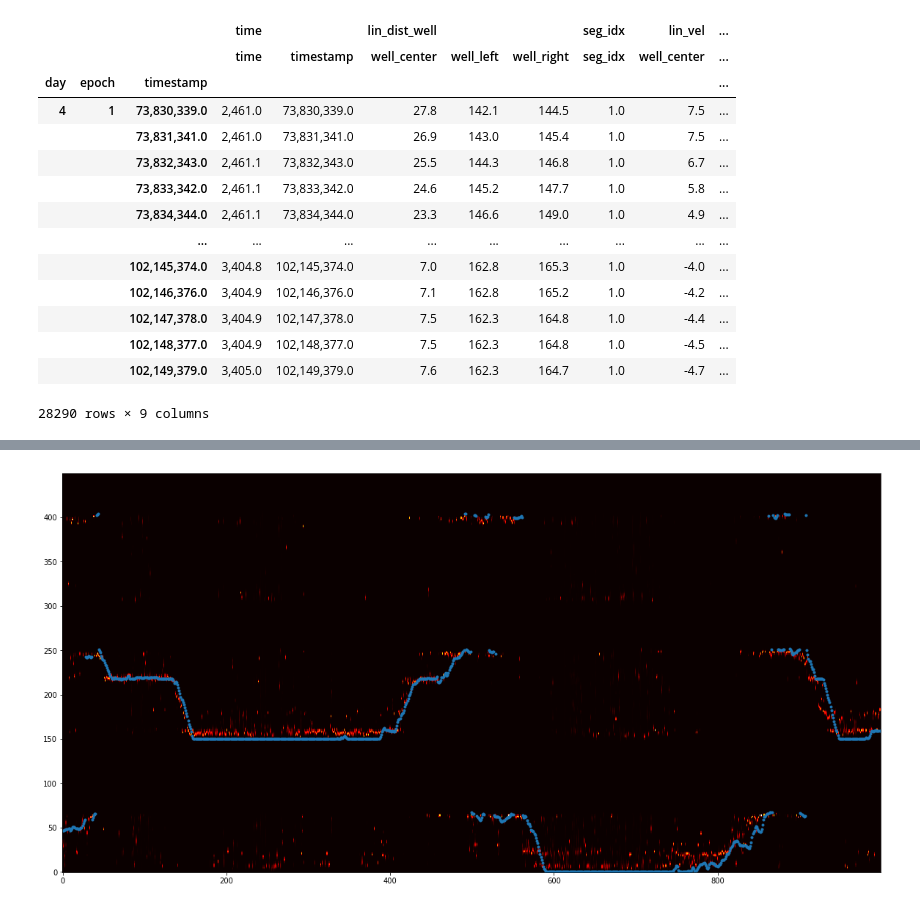
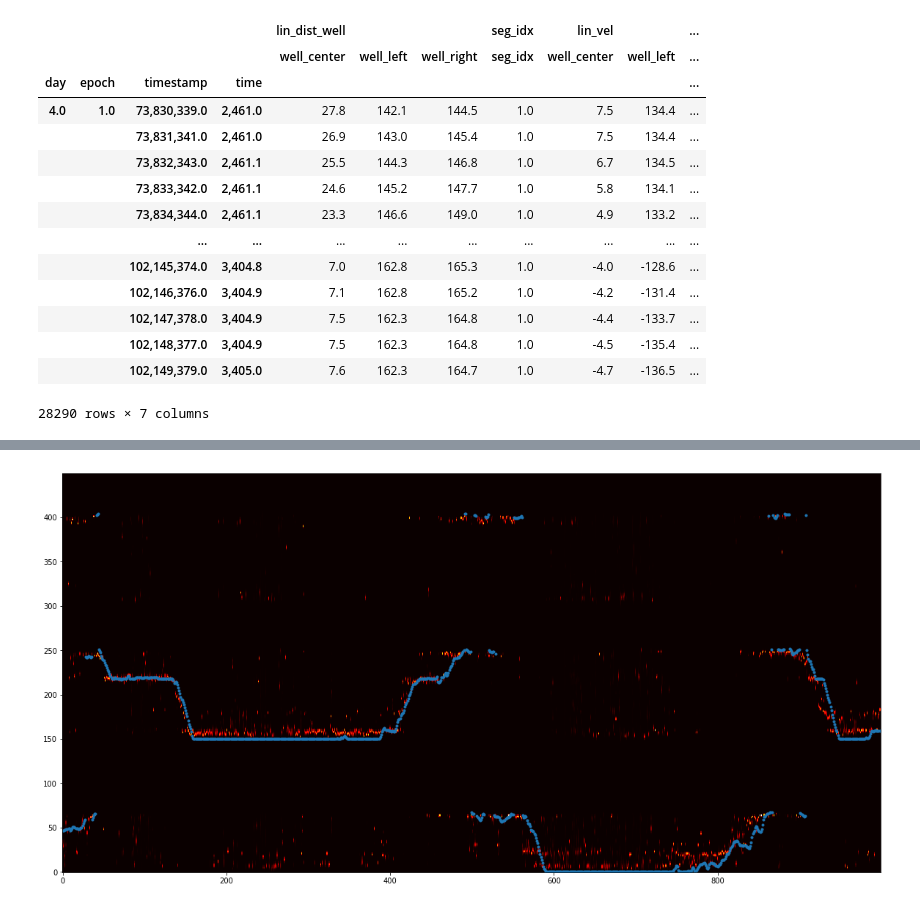
Before and after one commit to daliu87/spykshrk_realtime, a Jupyter notebook: jupyter-notebooks/decoding/examples/example_data_container_transformations.ipynb, the cells around one changed output, grey strips where cells are left out. Cells and saved outputs as stored; diff of their text form; code cells hidden in the pictures.

```diff
--- a/jupyter-notebooks/decoding/examples/example_data_container_transformations.ipynb
+++ b/jupyter-notebooks/decoding/examples/example_data_container_transformations.ipynb
@@ -10,7 +10,7 @@ from spykshrk.realtime.simulator import nspike_data
 
 from spykshrk.franklab.pp_decoder.pp_clusterless import OfflinePPDecoder
 from spykshrk.franklab.pp_decoder.data_containers import EncodeSettings, DecodeSettings, SpikeObservation, \
-                                                         LinearPositionContainer
+                                                         LinearPosition, StimLockout, Posteriors
 
 %load_ext Cython
 
@@ -19,6 +19,7 @@ from spykshrk.franklab.pp_decoder.data_containers import EncodeSettings, DecodeS
 #pd.set_option('float_format', '{:,.2f}'.format)
 pd.set_option('display.precision', 4)
 pd.set_option('display.max_rows', 10)
+pd.set_option('display.max_columns', 15)
 #pd.set_option('display.width', 180)
 
 idx = pd.IndexSlice
@@ -40,10 +41,10 @@ decode_settings = DecodeSettings(config)
 store = pd.HDFStore(hdf_file, mode='r')
 
 # Encapsulate Spike Observation panda table in container
-observ_obj = SpikeObservation(store['rec_3'])
+observ_obj = SpikeObservation.create_from_realtime(store['rec_3'])
 
 # Grab stimulation lockout times
-stim_lockout = store['rec_11']
+stim_lockout = StimLockout.create_from_realtime(store['rec_11'])
 
 # Grab animal linearized real position
 nspike_anim = nspike_data.AnimalInfo(**config['simulator']['nspike_animal_info'])
@@ -51,26 +52,26 @@ pos = nspike_data.PosMatDataStream(nspike_anim)
 pos_data = pos.data
 
 # Encapsulate linear position
-lin_obj = LinearPositionContainer(pos_data, encode_settings)
+lin_obj = LinearPosition.create_from_nspike_posmat(pos_data, encode_settings)
 # %%
 # Linearized position data, example of MultiIndexing pandas table
-lin_obj.pos_data
+lin_obj
 # %% [output]
-|  |  |  | time |  | lin_dist_well |  |  | seg_idx | lin_vel | ... |
-|  |  |  | time | timestamp | well_center | well_left | well_right | seg_idx | well_center | ... |
-| day | epoch | timestamp |  |  |  |  |  |  |  | ... |
-| 4 | 1 | 73,830,339.0 | 2,461.0 | 73,830,339.0 | 27.8 | 142.1 | 144.5 | 1.0 | 7.5 | ... |
-|  |  | 73,831,341.0 | 2,461.0 | 73,831,341.0 | 26.9 | 143.0 | 145.4 | 1.0 | 7.5 | ... |
-|  |  | 73,832,343.0 | 2,461.1 | 73,832,343.0 | 25.5 | 144.3 | 146.8 | 1.0 | 6.7 | ... |
-|  |  | 73,833,342.0 | 2,461.1 | 73,833,342.0 | 24.6 | 145.2 | 147.7 | 1.0 | 5.8 | ... |
-|  |  | 73,834,344.0 | 2,461.1 | 73,834,344.0 | 23.3 | 146.6 | 149.0 | 1.0 | 4.9 | ... |
+|  |  |  |  | lin_dist_well |  |  | seg_idx | lin_vel |  | ... |
+|  |  |  |  | well_center | well_left | well_right | seg_idx | well_center | well_left | ... |
+| day | epoch | timestamp | time |  |  |  |  |  |  | ... |
+| 4.0 | 1.0 | 73,830,339.0 | 2,461.0 | 27.8 | 142.1 | 144.5 | 1.0 | 7.5 | 134.4 | ... |
+|  |  | 73,831,341.0 | 2,461.0 | 26.9 | 143.0 | 145.4 | 1.0 | 7.5 | 134.4 | ... |
+|  |  | 73,832,343.0 | 2,461.1 | 25.5 | 144.3 | 146.8 | 1.0 | 6.7 | 134.5 | ... |
+|  |  | 73,833,342.0 | 2,461.1 | 24.6 | 145.2 | 147.7 | 1.0 | 5.8 | 134.1 | ... |
+|  |  | 73,834,344.0 | 2,461.1 | 23.3 | 146.6 | 149.0 | 1.0 | 4.9 | 133.2 | ... |
 |  |  | ... | ... | ... | ... | ... | ... | ... | ... | ... |
-|  |  | 102,145,374.0 | 3,404.8 | 102,145,374.0 | 7.0 | 162.8 | 165.3 | 1.0 | -4.0 | ... |
-|  |  | 102,146,376.0 | 3,404.9 | 102,146,376.0 | 7.1 | 162.8 | 165.2 | 1.0 | -4.2 | ... |
-|  |  | 102,147,378.0 | 3,404.9 | 102,147,378.0 | 7.5 | 162.3 | 164.8 | 1.0 | -4.4 | ... |
-|  |  | 102,148,377.0 | 3,404.9 | 102,148,377.0 | 7.5 | 162.3 | 164.8 | 1.0 | -4.5 | ... |
-|  |  | 102,149,379.0 | 3,405.0 | 102,149,379.0 | 7.6 | 162.3 | 164.7 | 1.0 | -4.7 | ... |
+|  |  | 102,145,374.0 | 3,404.8 | 7.0 | 162.8 | 165.3 | 1.0 | -4.0 | -128.6 | ... |
+|  |  | 102,146,376.0 | 3,404.9 | 7.1 | 162.8 | 165.2 | 1.0 | -4.2 | -131.4 | ... |
+|  |  | 102,147,378.0 | 3,404.9 | 7.5 | 162.3 | 164.8 | 1.0 | -4.4 | -133.7 | ... |
+|  |  | 102,148,377.0 | 3,404.9 | 7.5 | 162.3 | 164.8 | 1.0 | -4.5 | -135.4 | ... |
+|  |  | 102,149,379.0 | 3,405.0 | 7.6 | 162.3 | 164.7 | 1.0 | -4.7 | -136.5 | ... |
-28290 rows × 9 columns
+28290 rows × 7 columns
 # %%
 # Up sampling position data to 30 samples/bin, using backfill to interpolate
 lin_obj.get_resampled(30)
```
Also changed, not shown: parts of 7 cells of this notebook, 4 other files.
